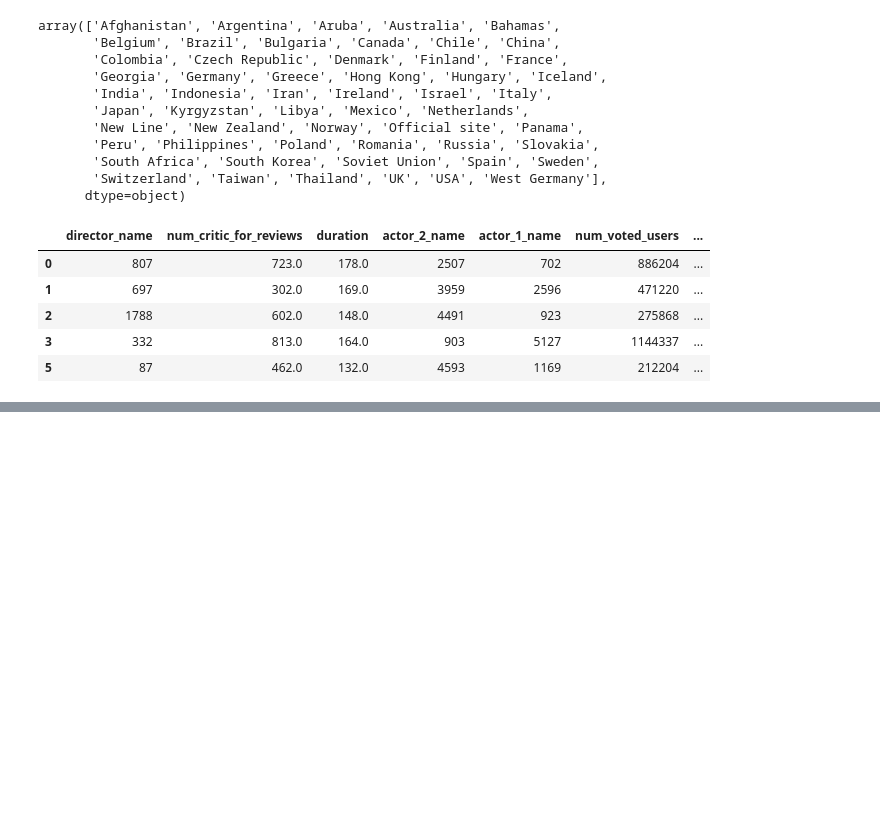
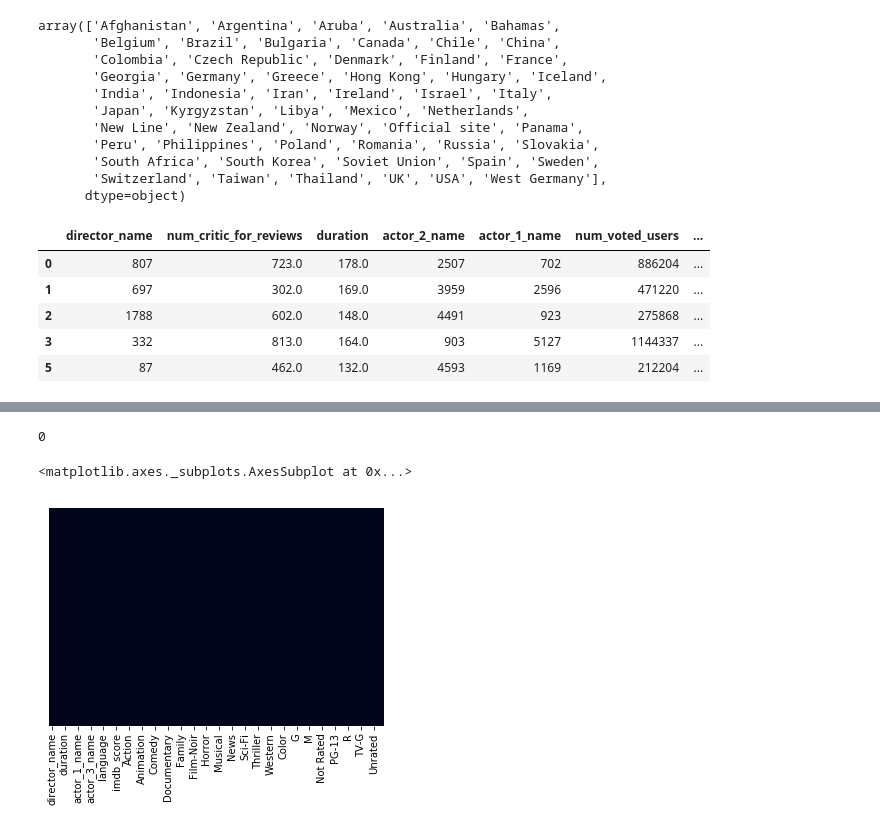
Before and after one commit to Machine-Learning-FGA/imdb_movie_dataset, a Jupyter notebook: pre_processing.ipynb, the cells around one changed output, grey strips where cells are left out. Saved outputs shown, nothing was run; the diff lists cells and outputs as text; code cells hidden in the pictures; blank space fills up the shorter version.

```diff
--- a/pre_processing.ipynb
+++ b/pre_processing.ipynb
@@ -431,0 +449,3 @@ df7.head()
+# %%
+normalized_director = scaler_director.transform(np.matrix([df_test['director_name']]).T)
+normalized_director
@@ -431,0 +460,3 @@ df7.head()
+# %%
+df_test['director_name'] = normalized_director
+df_test.head()
@@ -431,0 +513,3 @@ df7.head()
+# %%
+df_test['actor_1_name'] = normalized_actors_pd[0]
+type(normalized_actors_pd[0])
@@ -431,0 +518,5 @@ df7.head()
+# %%
+df_test['actor_1_name'] = normalized_actors_pd[0].values
+df_test['actor_2_name'] = normalized_actors_pd[1].values
+df_test['actor_3_name'] = normalized_actors_pd[2].values
+df_test.head()
@@ -431,0 +530,9 @@ df7.head()
+# %%
+sum(df_test['actor_1_name'].isnull())
+# %% [output]
+0
+# %%
+sns.heatmap(df_test.isnull(),cbar=False,yticklabels=False)
+# %% [output]
+<matplotlib.axes._subplots.AxesSubplot at 0x...>
+[figure, added]
```
Also changed, not shown: parts of 26 cells of this notebook.
